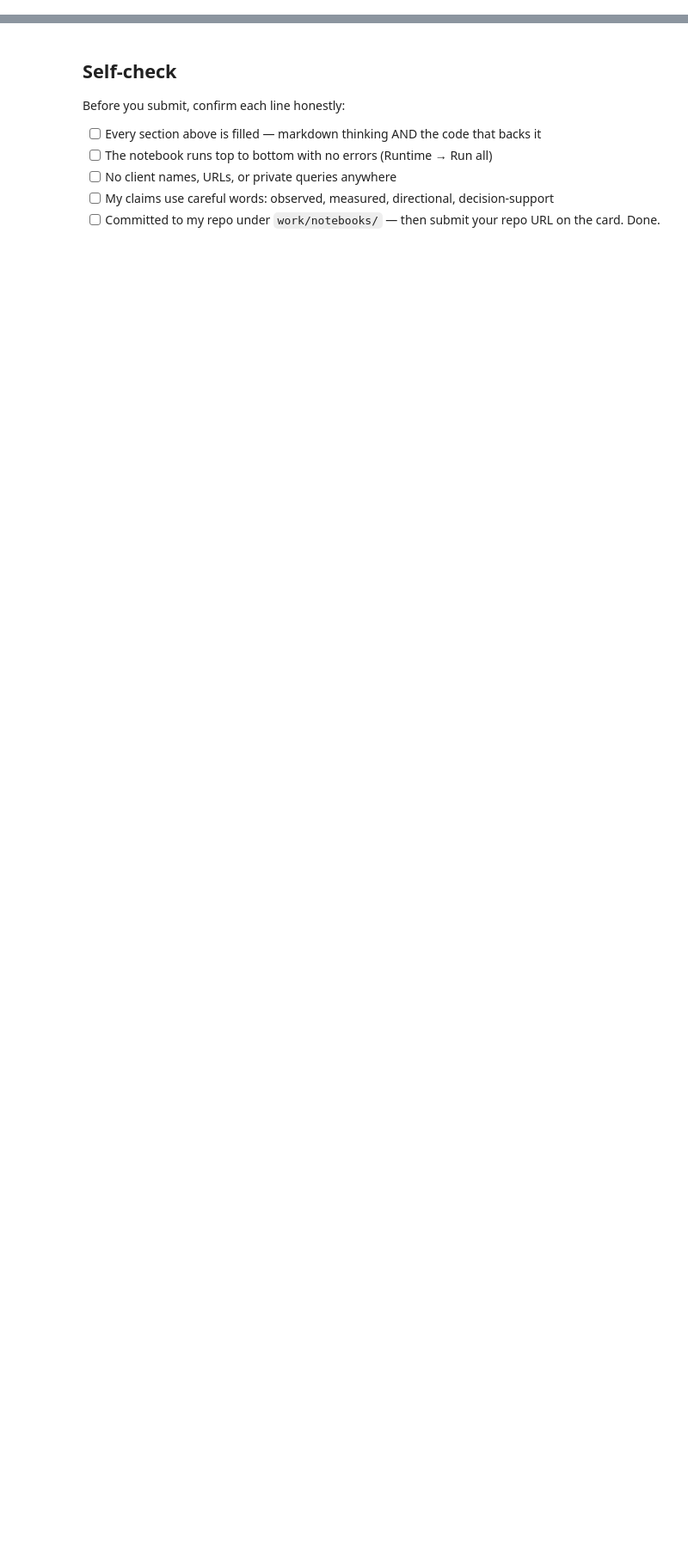
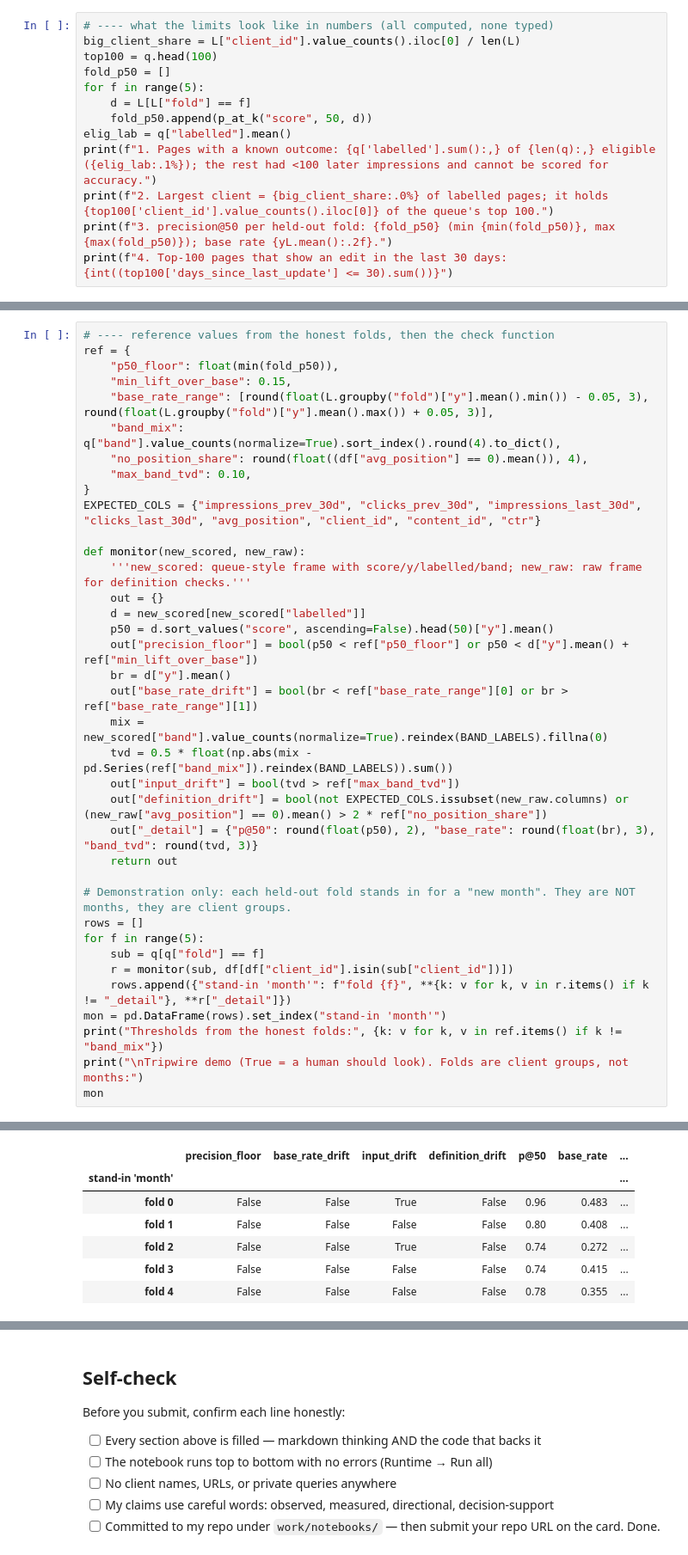
Before and after one commit to m-awaischohan/flyrank-internship-ml, a Jupyter notebook: work/notebooks/w07_action_playbook.ipynb, the cells around one changed output, grey strips where cells are left out. Shown at 86% size. Saved outputs shown, nothing was run; the diff lists cells and outputs as text; blank space fills up the shorter version.

```diff
--- a/work/notebooks/w07_action_playbook.ipynb
+++ b/work/notebooks/w07_action_playbook.ipynb
@@ -43,0 +247,13 @@ This skeleton is yours to fill. Work the sections **in order** — each one has
+# %%
+# ---- what the limits look like in numbers (all computed, none typed)
+big_client_share = L["client_id"].value_counts().iloc[0] / len(L)
+top100 = q.head(100)
+fold_p50 = []
+for f in range(5):
+    d = L[L["fold"] == f]
+    fold_p50.append(p_at_k("score", 50, d))
+elig_lab = q["labelled"].mean()
+print(f"1. Pages with a known outcome: {q['labelled'].sum():,} of {len(q):,} eligible ({elig_lab:.1%}); the rest had <100 later impressions and cannot be scored for accuracy.")
+print(f"2. Largest client = {big_client_share:.0%} of labelled pages; it holds {top100['client_id'].value_counts().iloc[0]} of the queue's top 100.")
+print(f"3. precision@50 per held-out fold: {fold_p50} (min {min(fold_p50)}, max {max(fold_p50)}); base rate {yL.mean():.2f}.")
+print(f"4. Top-100 pages that show an edit in the last 30 days: {int((top100['days_since_last_update'] <= 30).sum())}")
@@ -43,0 +400,38 @@ This skeleton is yours to fill. Work the sections **in order** — each one has
+# %%
+# ---- reference values from the honest folds, then the check function
+ref = {
+    "p50_floor": float(min(fold_p50)),
+    "min_lift_over_base": 0.15,
+    "base_rate_range": [round(float(L.groupby("fold")["y"].mean().min()) - 0.05, 3), round(float(L.groupby("fold")["y"].mean().max()) + 0.05, 3)],
+    "band_mix": q["band"].value_counts(normalize=True).sort_index().round(4).to_dict(),
+    "no_position_share": round(float((df["avg_position"] == 0).mean()), 4),
+    "max_band_tvd": 0.10,
+}
+EXPECTED_COLS = {"impressions_prev_30d", "clicks_prev_30d", "impressions_last_30d", "clicks_last_30d", "avg_position", "client_id", "content_id", "ctr"}
+
+def monitor(new_scored, new_raw):
+    '''new_scored: queue-style frame with score/y/labelled/band; new_raw: raw frame for definition checks.'''
+    out = {}
+    d = new_scored[new_scored["labelled"]]
+    p50 = d.sort_values("score", ascending=False).head(50)["y"].mean()
+    out["precision_floor"] = bool(p50 < ref["p50_floor"] or p50 < d["y"].mean() + ref["min_lift_over_base"])
+    br = d["y"].mean()
+    out["base_rate_drift"] = bool(br < ref["base_rate_range"][0] or br > ref["base_rate_range"][1])
+    mix = new_scored["band"].value_counts(normalize=True).reindex(BAND_LABELS).fillna(0)
+    tvd = 0.5 * float(np.abs(mix - pd.Series(ref["band_mix"]).reindex(BAND_LABELS)).sum())
+    out["input_drift"] = bool(tvd > ref["max_band_tvd"])
+    out["definition_drift"] = bool(not EXPECTED_COLS.issubset(new_raw.columns) or (new_raw["avg_position"] == 0).mean() > 2 * ref["no_position_share"])
+    out["_detail"] = {"p@50": round(float(p50), 2), "base_rate": round(float(br), 3), "band_tvd": round(tvd, 3)}
+    return out
+
+# Demonstration only: each held-out fold stands in for a "new month". They are NOT months, they are client groups.
+rows = []
+for f in range(5):
+    sub = q[q["fold"] == f]
+    r = monitor(sub, df[df["client_id"].isin(sub["client_id"])])
+    rows.append({"stand-in 'month'": f"fold {f}", **{k: v for k, v in r.items() if k != "_detail"}, **r["_detail"]})
+mon = pd.DataFrame(rows).set_index("stand-in 'month'")
+print("Thresholds from the honest folds:", {k: v for k, v in ref.items() if k != "band_mix"})
+print("\nTripwire demo (True = a human should look). Folds are client groups, not months:")
+mon
+# %% [output]
@@ -43,0 +441,7 @@ This skeleton is yours to fill. Work the sections **in order** — each one has
+|  | precision_floor | base_rate_drift | input_drift | definition_drift | p@50 | base_rate | ... |
+| stand-in 'month' |  |  |  |  |  |  | ... |
+| fold 0 | False | False | True | False | 0.96 | 0.483 | ... |
+| fold 1 | False | False | False | False | 0.80 | 0.408 | ... |
+| fold 2 | False | False | True | False | 0.74 | 0.272 | ... |
+| fold 3 | False | False | False | False | 0.74 | 0.415 | ... |
+| fold 4 | False | False | False | False | 0.78 | 0.355 | ... |
```
Also changed, not shown: parts of 33 cells of this notebook.
